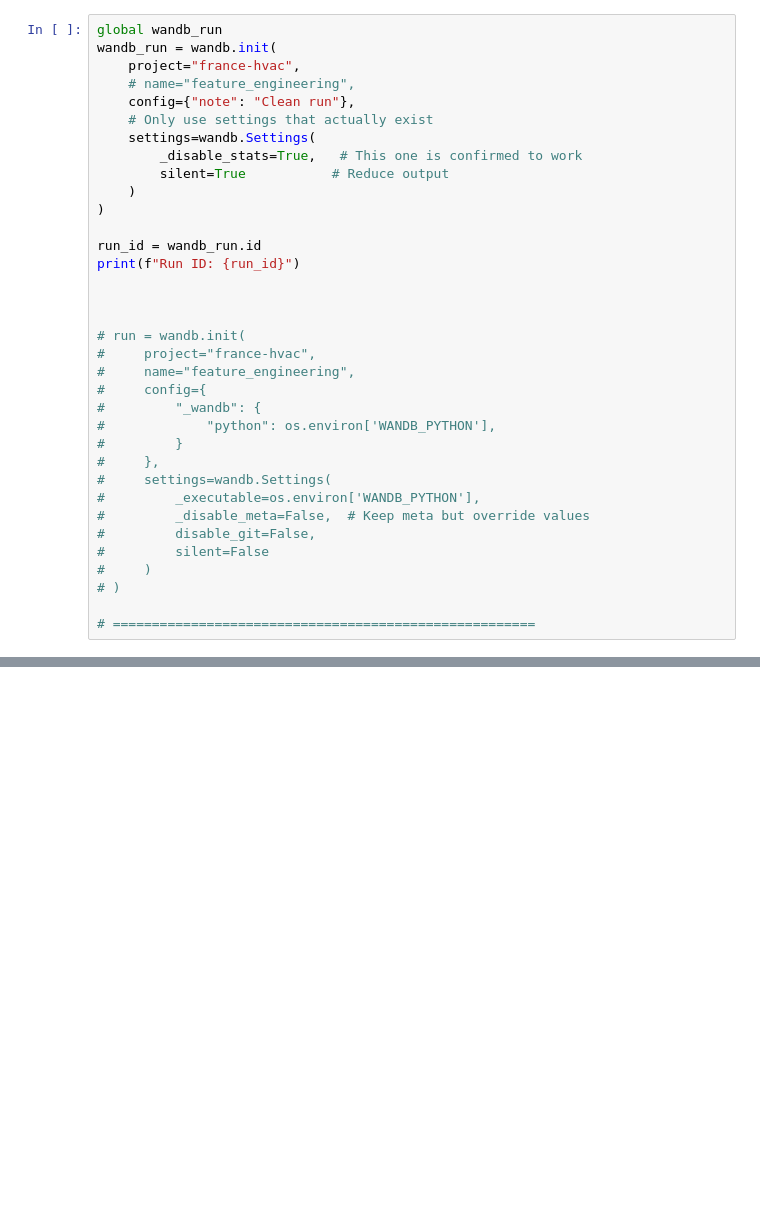
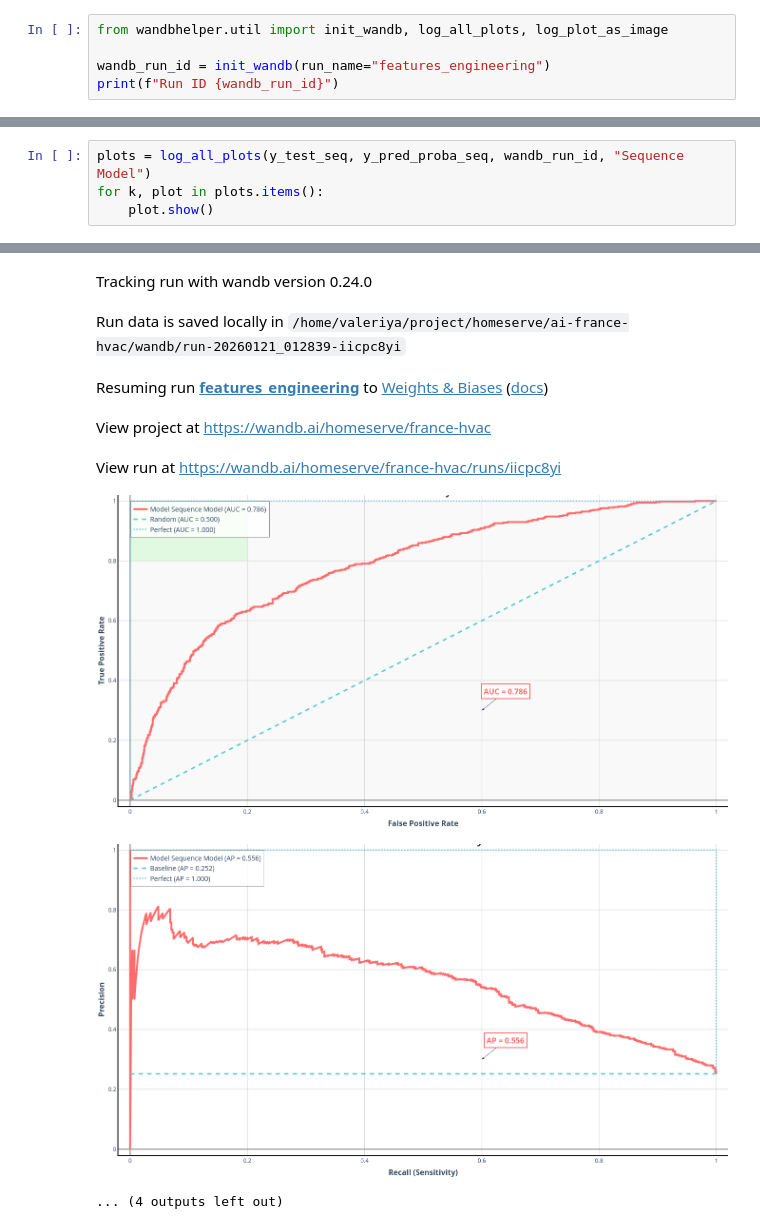
Before and after one commit to vslovik/ai-france-hvac, a Jupyter notebook: _wandb_3__feature_engineering_roc_auc.ipynb, the cells around one changed output, grey strips where cells are left out. Saved outputs shown, nothing was run; the diff lists cells and outputs as text; blank space fills up the shorter version.

Commit message:
wandb try

```diff
--- a/_wandb_3__feature_engineering_roc_auc.ipynb
+++ b/_wandb_3__feature_engineering_roc_auc.ipynb
@@ -24,37 +15,7 @@ os.environ['WANDB_SILENT'] = 'false'
 # %%
-global wandb_run
-wandb_run = wandb.init(
-    project="france-hvac",
-    # name="feature_engineering",
-    config={"note": "Clean run"},
-    # Only use settings that actually exist
-    settings=wandb.Settings(
-        _disable_stats=True,   # This one is confirmed to work
-        silent=True           # Reduce output
-    )
-)
+from wandbhelper.util import init_wandb, log_all_plots, log_plot_as_image
 
-run_id = wandb_run.id
-print(f"Run ID: {run_id}")
-
-
-
-# run = wandb.init(
-#     project="france-hvac",
-#     name="feature_engineering",
-#     config={
-#         "_wandb": {
-#             "python": os.environ['WANDB_PYTHON'],
-#         }
-#     },
-#     settings=wandb.Settings(
-#         _executable=os.environ['WANDB_PYTHON'],
-#         _disable_meta=False,  # Keep meta but override values
-#         disable_git=False,
-#         silent=False
-#     )
-# )
-
-# ======================================================
+wandb_run_id = init_wandb(run_name="features_engineering")
+print(f"Run ID {wandb_run_id}")
 # %% [output]
 wandb: [wandb.login()] Loaded credentials for https://api.wandb.ai from /home/valeriya/.netrc.
@@ -584,0 +111,5 @@ View run at https://wandb.ai/homeserve/france-hvac/runs/rvt4eixs
+# %%
+plots = log_all_plots(y_test_seq, y_pred_proba_seq, wandb_run_id, "Sequence Model")
+for k, plot in plots.items():
+    plot.show()
+# %% [output]
@@ -585 +123,9 @@ View run at https://wandb.ai/homeserve/france-hvac/runs/rvt4eixs
+Tracking run with wandb version 0.24.0
+Run data is saved locally in /home/valeriya/project/homeserve/ai-france-hvac/wandb/run-20260121_012839-iicpc8yi
+Resuming run features_engineering to Weights & Biases (docs)
+View project at https://wandb.ai/homeserve/france-hvac
+View run at https://wandb.ai/homeserve/france-hvac/runs/iicpc8yi
+[figure, added]
+[figure, added]
+... (4 outputs left out)
 # %%
```
Also changed, not shown: parts of 15 cells of this notebook, 12 other files.
